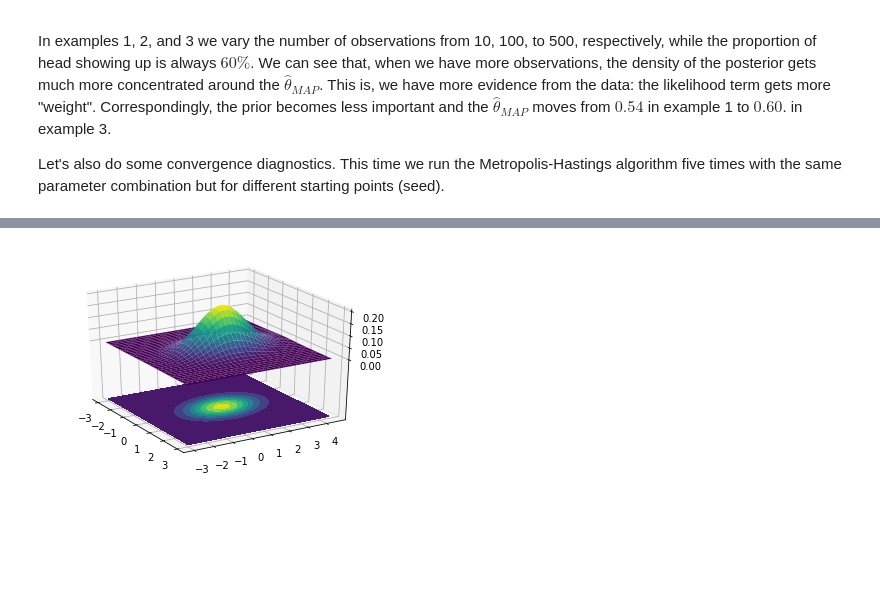
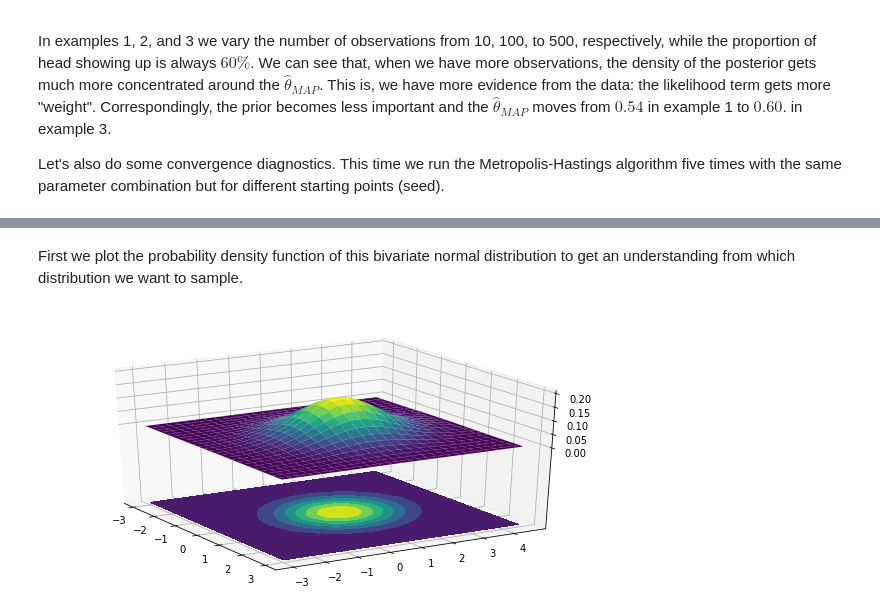
Before and after one commit to KaiserP/EmbracingUncertainty, a Jupyter notebook: random_number_generation_random_sampling.ipynb, the cells around one changed output, grey strips where cells are left out. Saved outputs shown, nothing was run; the diff lists cells and outputs as text; code cells hidden in the pictures; blank space fills up the shorter version.

```diff
--- a/random_number_generation_random_sampling.ipynb
+++ b/random_number_generation_random_sampling.ipynb
@@ -497,34 +514,35 @@ $$ p(x_2 | x_1; \mu, \Sigma) = Norm(\mu_2', {\sigma_2^2}') $$
+# %%
+# Specify params of bivariate normal distribution
+mu = np.array([0., 1.])
+cov = -0.1
+Sigma = np.array([[0.9 , cov], [cov,  1.5]])
+# %% [markdown]
+First we plot the probability density function of this bivariate normal distribution to get an understanding from which distribution we want to sample.
 # %%
-from matplotlib import cm
-from mpl_toolkits.mplot3d import Axes3D
-
-N = 100
-X = np.linspace(-3, 3, N)
-Y = np.linspace(-3, 4.5, N)
-X, Y = np.meshgrid(X, Y)
-
-mu = np.array([0., 1.])
-Sigma = np.array([[ 0.5 , -0.1], [-0.1,  1.5]])
+x_grid = np.linspace(-3, 3, 75)
+y_grid = np.linspace(-3, 4.5, 75)
+x_grid, y_grid = np.meshgrid(x_grid, y_grid)
 
 # Pack X and Y into a single 3-dimensional array
-pos = np.empty(X.shape + (2,))
-pos[:, :, 0] = X
-pos[:, :, 1] = Y
+pos = np.empty(x_grid.shape + (2,))
+pos[:, :, 0] = x_grid
+pos[:, :, 1] = y_grid
 
+# Initialize bivariate normal distribution
 F = stats.multivariate_normal(mu, Sigma)
 Z = F.pdf(pos)
 
 # Create a surface plot and projected filled contour plot under it.
-fig = plt.figure()
+fig = plt.figure(figsize=(10, 5))
 ax = fig.gca(projection='3d')
-ax.plot_surface(X, Y, Z, rstride=3, cstride=3, linewidth=1, antialiased=True, cmap=cm.viridis)
-ax.contourf(X, Y, Z, zdir='z', offset=-0.25, cmap=cm.viridis)
+ax.plot_surface(x_grid, y_grid, Z, rstride=3, cstride=3, linewidth=1, antialiased=True, cmap=cm.viridis)
+ax.contourf(x_grid, y_grid, Z, zdir='z', offset=-0.30, cmap=cm.viridis)
 
 # Adjust the limits, ticks and view angle
-ax.set_zlim(-0.25, 0.2)
+ax.set_zlim(-0.30, 0.2)
 ax.set_zticks(np.linspace(0,0.2,5))
 ax.view_init(27, -31)
 
 plt.show()
 # %% [output]
-[figure, old version]
+[figure, new version]
```
Also changed, not shown: parts of 13 cells of this notebook.
